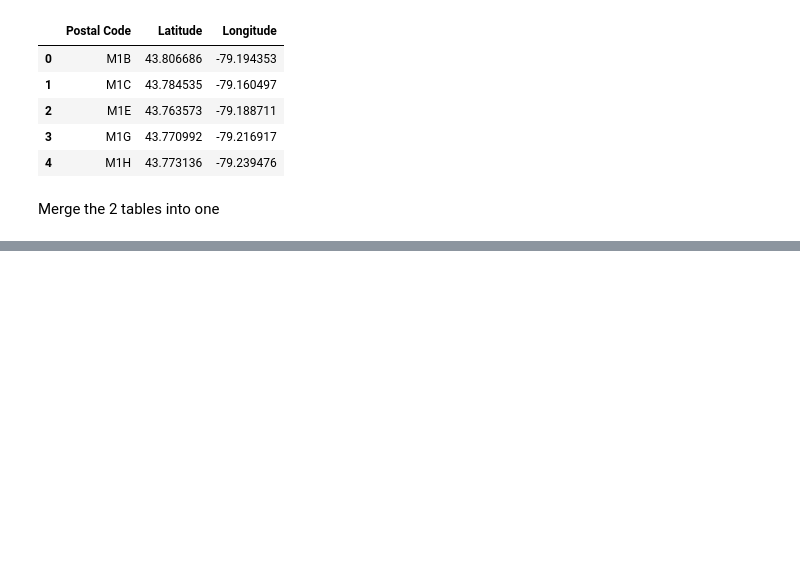
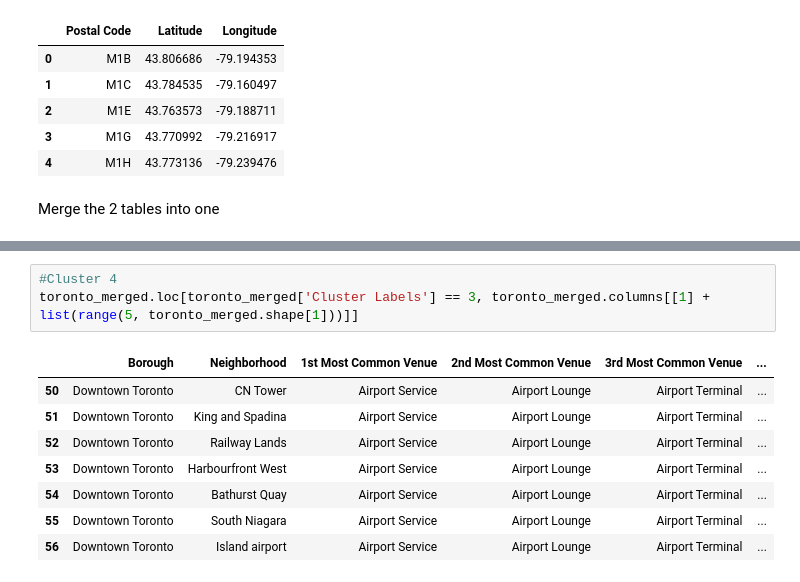
Before and after one commit to missGLP/DataScienceCapstone, a Jupyter notebook: NeighborhoodsInToronto.ipynb, the cells around one changed output, grey strips where cells are left out. Drawn from its saved outputs; the diff is of its cells as text; blank space fills up the shorter version.

```diff
--- a/NeighborhoodsInToronto.ipynb
+++ b/NeighborhoodsInToronto.ipynb
@@ -92,0 +494,12 @@ df2.head()
+# %%
+#Cluster 4
+toronto_merged.loc[toronto_merged['Cluster Labels'] == 3, toronto_merged.columns[[1] + list(range(5, toronto_merged.shape[1]))]]
+# %% [output]
+|  | Borough | Neighborhood | 1st Most Common Venue | 2nd Most Common Venue | 3rd Most Common Venue | ... |
+| 50 | Downtown Toronto | CN Tower | Airport Service | Airport Lounge | Airport Terminal | ... |
+| 51 | Downtown Toronto | King and Spadina | Airport Service | Airport Lounge | Airport Terminal | ... |
+| 52 | Downtown Toronto | Railway Lands | Airport Service | Airport Lounge | Airport Terminal | ... |
+| 53 | Downtown Toronto | Harbourfront West | Airport Service | Airport Lounge | Airport Terminal | ... |
+| 54 | Downtown Toronto | Bathurst Quay | Airport Service | Airport Lounge | Airport Terminal | ... |
+| 55 | Downtown Toronto | South Niagara | Airport Service | Airport Lounge | Airport Terminal | ... |
+| 56 | Downtown Toronto | Island airport | Airport Service | Airport Lounge | Airport Terminal | ... |
```
Also changed, not shown: parts of 51 cells of this notebook.
